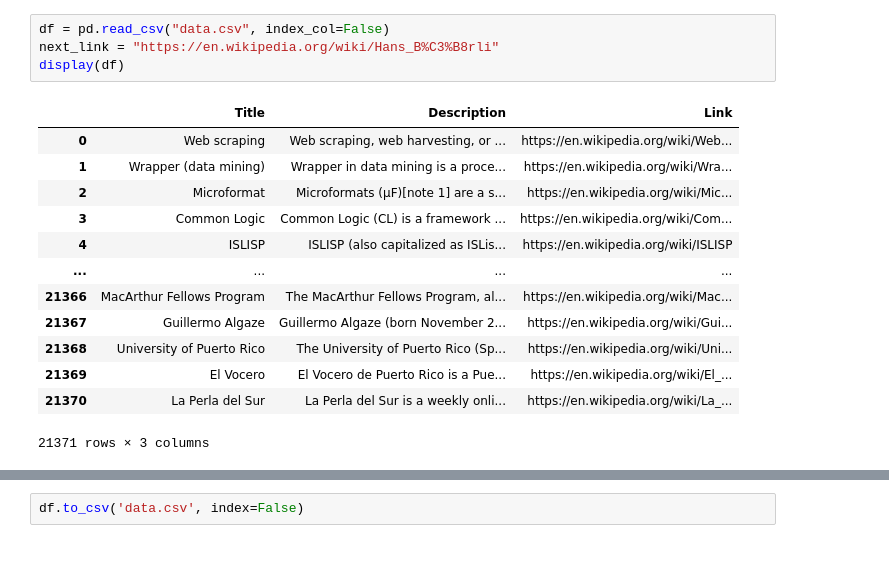
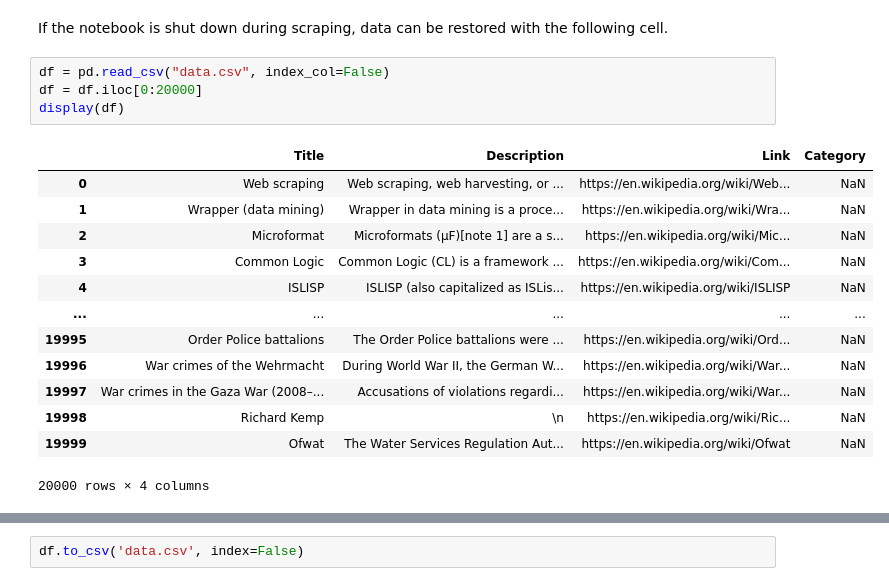
Before and after one commit to kawsaribrahim/personalized-search, a Jupyter notebook: Scraper.ipynb, the cells around one changed output, grey strips where cells are left out. Cells and saved outputs as stored; diff of their text form; blank space fills up the shorter version.

Commit message:
Update Scraper
Run the last cell for demo after packages are imported. Comments added.

```diff
--- a/Scraper.ipynb
+++ b/Scraper.ipynb
@@ -100,21 +115,23 @@ def Scraper(url, data_frame):
     # print(next_link)
 
     return data_result, next_link
+# %% [markdown]
+If the notebook is shut down during scraping, data can be restored with the following cell.
 # %%
 df = pd.read_csv("data.csv", index_col=False)
-next_link = "https://en.wikipedia.org/wiki/Hans_B%C3%B8rli"
+df = df.iloc[0:20000]
 display(df)
 # %% [output]
-|  | Title | Description | Link |
-| 0 | Web scraping | Web scraping, web harvesting, or ... | https://en.wikipedia.org/wiki/Web... |
-| 1 | Wrapper (data mining) | Wrapper in data mining is a proce... | https://en.wikipedia.org/wiki/Wra... |
-| 2 | Microformat | Microformats (μF)[note 1] are a s... | https://en.wikipedia.org/wiki/Mic... |
-| 3 | Common Logic | Common Logic (CL) is a framework ... | https://en.wikipedia.org/wiki/Com... |
-| 4 | ISLISP | ISLISP (also capitalized as ISLis... | https://en.wikipedia.org/wiki/ISLISP |
-| ... | ... | ... | ... |
-| 21366 | MacArthur Fellows Program | The MacArthur Fellows Program, al... | https://en.wikipedia.org/wiki/Mac... |
-| 21367 | Guillermo Algaze | Guillermo Algaze (born November 2... | https://en.wikipedia.org/wiki/Gui... |
-| 21368 | University of Puerto Rico | The University of Puerto Rico (Sp... | https://en.wikipedia.org/wiki/Uni... |
-| 21369 | El Vocero | El Vocero de Puerto Rico is a Pue... | https://en.wikipedia.org/wiki/El_... |
-| 21370 | La Perla del Sur | La Perla del Sur is a weekly onli... | https://en.wikipedia.org/wiki/La_... |
+|  | Title | Description | Link | Category |
+| 0 | Web scraping | Web scraping, web harvesting, or ... | https://en.wikipedia.org/wiki/Web... | NaN |
+| 1 | Wrapper (data mining) | Wrapper in data mining is a proce... | https://en.wikipedia.org/wiki/Wra... | NaN |
+| 2 | Microformat | Microformats (μF)[note 1] are a s... | https://en.wikipedia.org/wiki/Mic... | NaN |
+| 3 | Common Logic | Common Logic (CL) is a framework ... | https://en.wikipedia.org/wiki/Com... | NaN |
+| 4 | ISLISP | ISLISP (also capitalized as ISLis... | https://en.wikipedia.org/wiki/ISLISP | NaN |
+| ... | ... | ... | ... | ... |
+| 19995 | Order Police battalions | The Order Police battalions were ... | https://en.wikipedia.org/wiki/Ord... | NaN |
+| 19996 | War crimes of the Wehrmacht | During World War II, the German W... | https://en.wikipedia.org/wiki/War... | NaN |
+| 19997 | War crimes in the Gaza War (2008–... | Accusations of violations regardi... | https://en.wikipedia.org/wiki/War... | NaN |
+| 19998 | Richard Kemp | \n | https://en.wikipedia.org/wiki/Ric... | NaN |
+| 19999 | Ofwat | The Water Services Regulation Aut... | https://en.wikipedia.org/wiki/Ofwat | NaN |
-21371 rows × 3 columns
+20000 rows × 4 columns
```
Also changed, not shown: parts of 17 cells of this notebook.
